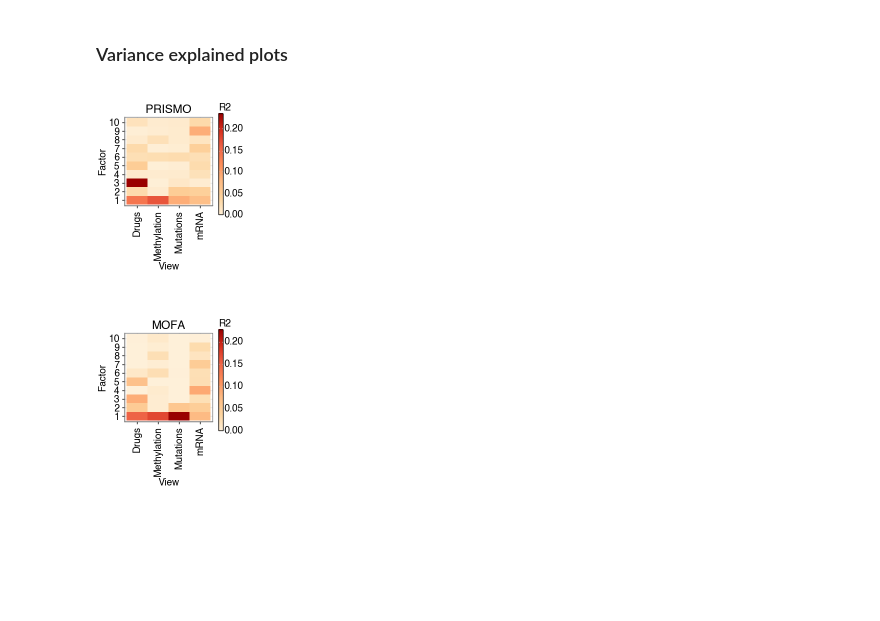
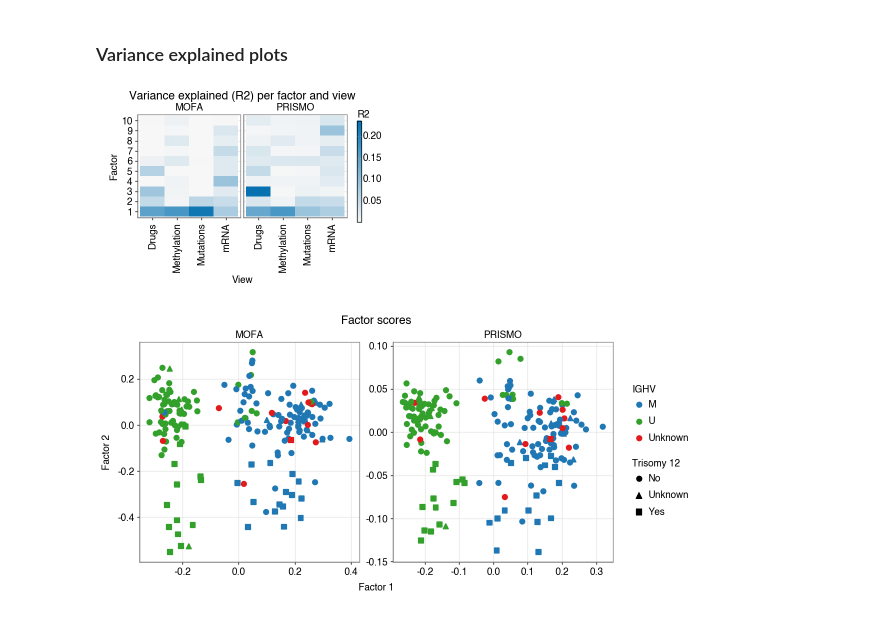
Before and after one commit to bioFAM/mofaflex-analysis, a Jupyter notebook: comparison_mofa/analysis.ipynb, the cells around one changed output. Drawn from its saved outputs; the diff is of its cells as text; code cells hidden in the pictures; blank space fills up the shorter version.

```diff
--- a/comparison_mofa/analysis.ipynb
+++ b/comparison_mofa/analysis.ipynb
@@ -218,39 +228,60 @@ plot.show()
 # %% [markdown]
 ### Variance explained plots
 # %%
-def plot_r2(df, title):
-    plot = (
-        ggplot(df, aes(x="View", y="Factor", fill="R2"))
-        + geom_tile()
-        + scale_fill_distiller(palette="OrRd", limits=(0, None), expand=(0, 0, 1.1, 0), name="R2")
-        + labs(x="View", y="Factor", title=title, fill="R2")
-        + theme(axis_text_x=element_text(rotation=90), figure_size=(1.5, 2), legend_key_width=3.)
-    )
-    return plot
+seed = 0
+
+r2_prismo[seed]["model"] = "PRISMO"
+r2_mofa["model"] = "MOFA"
+df = pd.concat([r2_prismo[seed], r2_mofa], ignore_index=True)
+plot = (
+    ggplot(df, aes(x="View", y="Factor", fill="R2", group="model"))
+    + geom_tile()
+    + scale_fill_gradient(low="#f7f7f7", high="#0571b0", name="R2")
+    + labs(x="View", y="Factor", title="Variance explained (R2) per factor and view", fill="R2")
+    + theme(axis_text_x=element_text(rotation=90), figure_size=(3, 2), legend_key_width=3.)
+    + facet_wrap("~model")
+)
+
+fig = plot.draw()
+fig.savefig(f"plots/variance_explained.pdf")
+plot.show()
+# %% [output]
+[figure, added]
-# %%
-plot = plot_r2(r2_prismo[0], "PRISMO")
-fig = plot.draw()
-fig.savefig(f"plots/variance_explained_prismo.pdf")
-plot.show()
-
-plot = plot_r2(r2_mofa, "MOFA")
-fig = plot.draw()
-fig.savefig(f"plots/variance_explained_mofa.pdf")
-plot.show()
-# %% [output]
-[figure, removed]
-[figure, removed]
 # %%
+seed = 0
+
 data = load_cll()
 
 metadata = pd.read_csv("data/cll_metadata.csv", index_col="Sample")
-metadata = pd.merge(pd.DataFrame(index=prismo_model[0].sample_names["group_1"]), metadata, left_index=True, right_index=True)
+metadata = pd.merge(pd.DataFrame(index=prismo_model[seed].sample_names["group_1"]), metadata, left_index=True, right_index=True)
 metadata["trisomy12"] = data['mutations'].to_df()["m_trisomy12"]
 
-df = metadata[["IGHV", "trisomy12"]].astype("str")
-df["prismo_factor_1"] = z_prismo[0]["Factor 1"]
-df["prismo_factor_2"] = z_prismo[0]["Factor 2"]
-df["mofa_factor_1"] = z_mofa["Factor 1"]
-df["mofa_factor_2"] = z_mofa["Factor 2"]
+df_prismo = metadata[["IGHV", "trisomy12"]].astype("str")
+df_prismo["Factor 1"] = z_prismo[seed]["Factor 1"]
+df_prismo["Factor 2"] = z_prismo[seed]["Factor 2"]
+df_prismo["Model"] = "PRISMO"
+
+df_mofa = metadata[["IGHV", "trisomy12"]].astype("str")
+df_mofa["Factor 1"] = z_mofa["Factor 1"]
+df_mofa["Factor 2"] = z_mofa["Factor 2"]
+df_mofa["Model"] = "MOFA"
+
+df = pd.concat([df_prismo, df_mofa], ignore_index=True)
+
 df["trisomy12"] = df["trisomy12"].replace({"0.0" : "No", "1.0" : "Yes"})
 df.replace({"nan" : "Unknown"}, inplace=True)
+
+plot = (
+    ggplot(df, aes(x="Factor 1", y="Factor 2", color="IGHV", shape="trisomy12", group="Model"))
+    + geom_point(size=1.5)
+    + labs(x="Factor 1", y="Factor 2", color="IGHV", shape="Trisomy 12", title="Factor scores")
+    + theme(figure_size=(6, 3), legend_position="right")
+    + facet_wrap("~Model", scales="free")
+    + plotting_settings.discrete_scale_color
+)
+
+fig = plot.draw()
+fig.savefig(f"plots/mutations_factors.pdf")
+plot.show()
+# %% [output]
+[figure, added]
```
Also changed, not shown: parts of 5 cells of this notebook, 2 other files.
